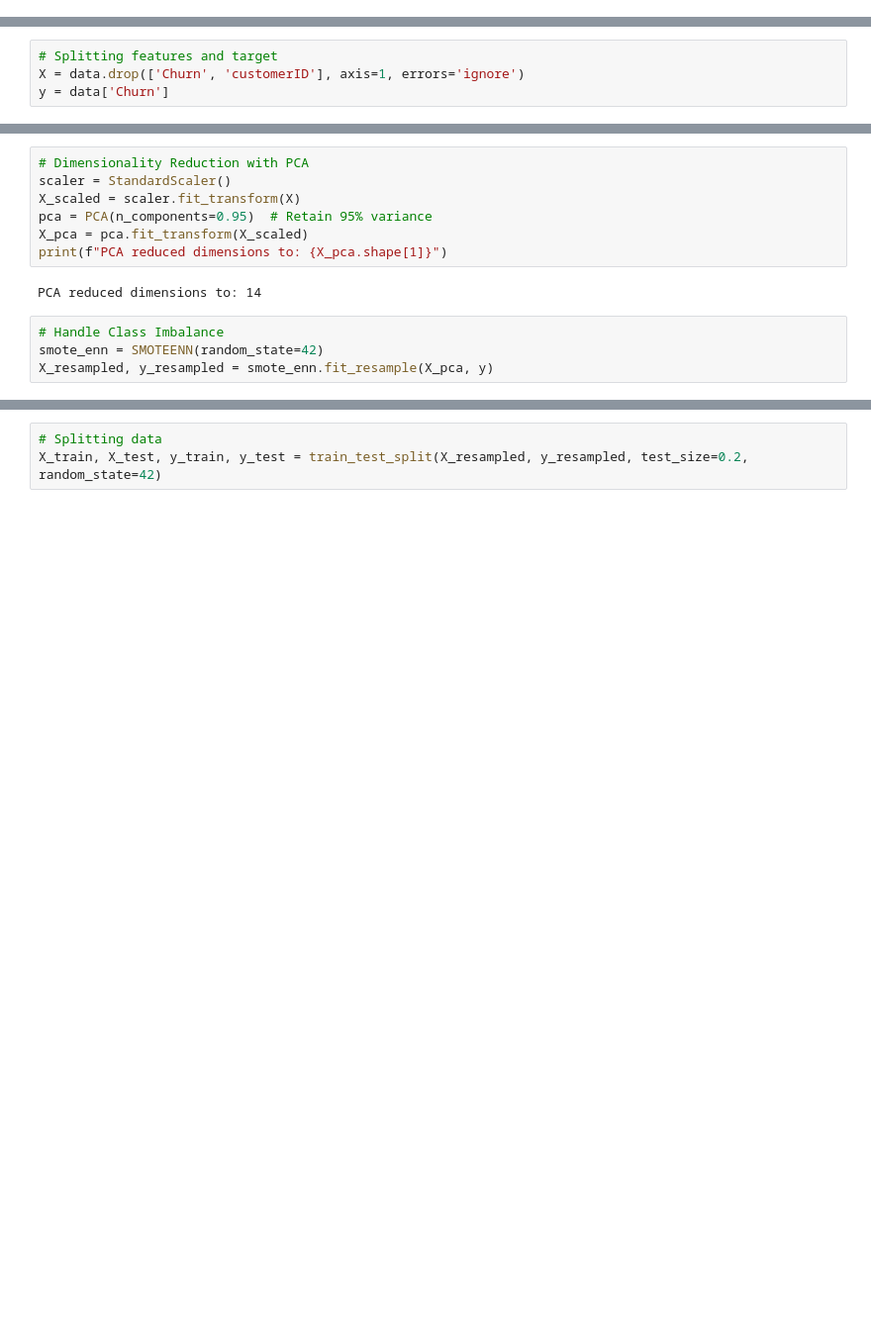
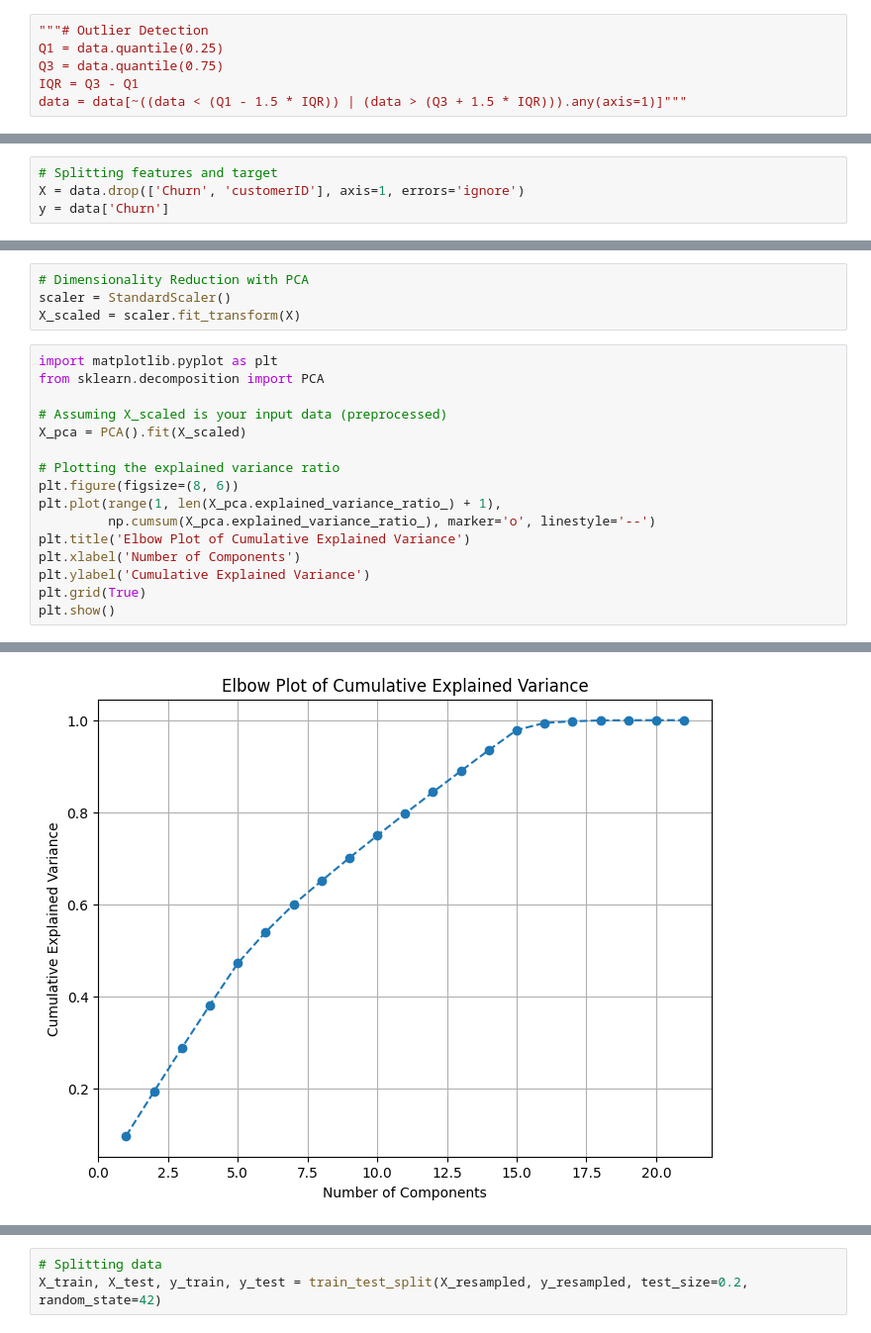
Before and after one commit to khaled-benahmed/-Customer-Churn-Prediction-in-the-Telecom-Sector-Using-Machine-Learning-Techniques., a Jupyter notebook: Customer_Churn_Prediction_in_the_Telecom_Sector_Using_Machine_Learning_Techniques.ipynb, the cells around one changed output, grey strips where cells are left out. Shown at 99% size. Saved outputs shown, nothing was run; the diff lists cells and outputs as text; blank space fills up the shorter version.

```diff
--- a/Customer_Churn_Prediction_in_the_Telecom_Sector_Using_Machine_Learning_Techniques.ipynb
+++ b/Customer_Churn_Prediction_in_the_Telecom_Sector_Using_Machine_Learning_Techniques.ipynb
@@ -227,0 +431,6 @@ plt.show()
+# %%
+"""# Outlier Detection
+Q1 = data.quantile(0.25)
+Q3 = data.quantile(0.75)
+IQR = Q3 - Q1
+data = data[~((data < (Q1 - 1.5 * IQR)) | (data > (Q3 + 1.5 * IQR))).any(axis=1)]"""
@@ -243,12 +448,20 @@ data.shape
 # Dimensionality Reduction with PCA
 scaler = StandardScaler()
 X_scaled = scaler.fit_transform(X)
-pca = PCA(n_components=0.95)  # Retain 95% variance
-X_pca = pca.fit_transform(X_scaled)
-print(f"PCA reduced dimensions to: {X_pca.shape[1]}")
-# %% [output]
-PCA reduced dimensions to: 14
-# %%
-# Handle Class Imbalance
-smote_enn = SMOTEENN(random_state=42)
-X_resampled, y_resampled = smote_enn.fit_resample(X_pca, y)
+# %%
+import matplotlib.pyplot as plt
+from sklearn.decomposition import PCA
+
+# Assuming X_scaled is your input data (preprocessed)
+X_pca = PCA().fit(X_scaled)
+
+# Plotting the explained variance ratio
+plt.figure(figsize=(8, 6))
+plt.plot(range(1, len(X_pca.explained_variance_ratio_) + 1),
+         np.cumsum(X_pca.explained_variance_ratio_), marker='o', linestyle='--')
+plt.title('Elbow Plot of Cumulative Explained Variance')
+plt.xlabel('Number of Components')
+plt.ylabel('Cumulative Explained Variance')
+plt.grid(True)
+plt.show()
+# %% [output]
@@ -254,0 +471 @@ X_resampled, y_resampled = smote_enn.fit_resample(X_pca, y)
+[figure, added]
```
Also changed, not shown: parts of 58 cells of this notebook.
